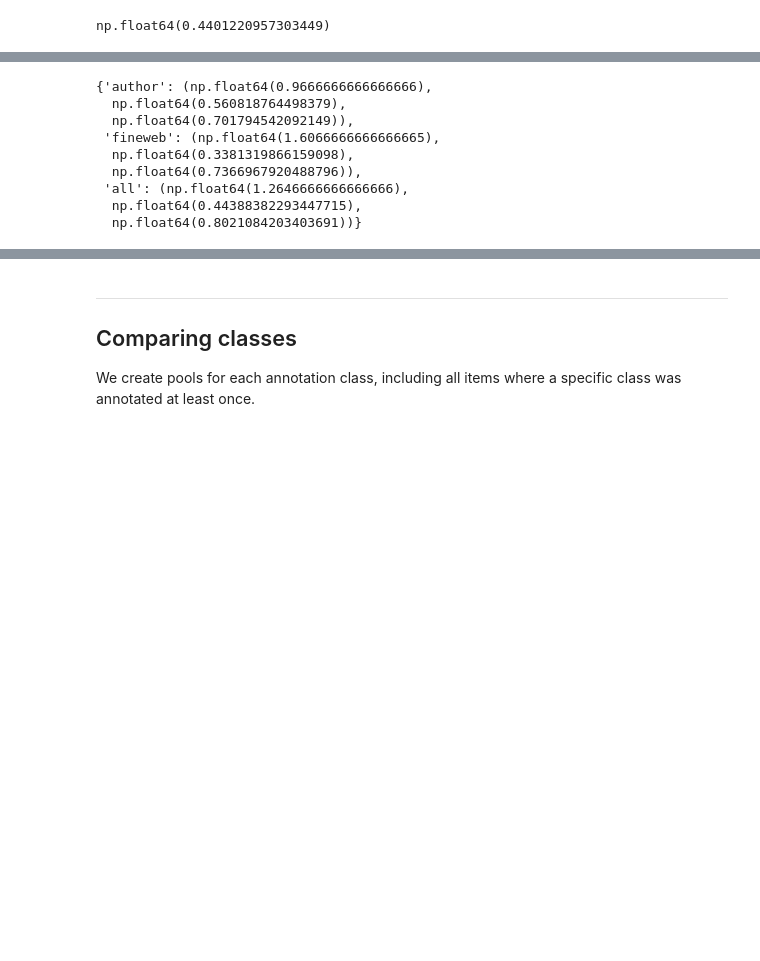
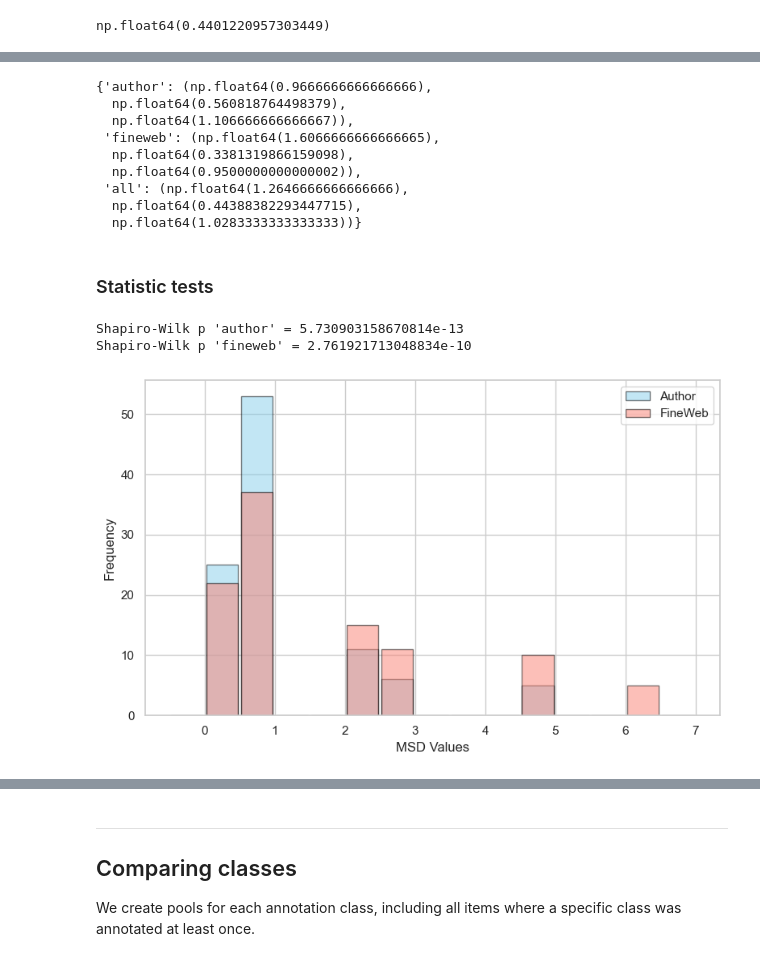
Before and after one commit to DavidLindahl/danish-edu-llm-classifier, a Jupyter notebook: self_annotation/agreement.ipynb, the cells around one changed output, grey strips where cells are left out. Saved outputs shown, nothing was run; the diff lists cells and outputs as text; code cells hidden in the pictures; blank space fills up the shorter version.

```diff
--- a/self_annotation/agreement.ipynb
+++ b/self_annotation/agreement.ipynb
@@ -202,17 +142,84 @@ data = {"author": [scores[:n] for scores in score_data],
         "all": score_data}
 
 agreement = {}
-for name,scores in data.items():
-    agreement[name] = (Mean_Squared_Diff(scores), K_alpha(scores, "ordinal"), norm_entropy(scores))
-
+for name,list_score in data.items():
+    agreement[name] = (Mean_Squared_Diff(list_score),
+                       K_alpha(list_score, "ordinal"),
+                       np.mean([np.mean(scores) for scores in list_score])
+                       )
 agreement
 # %% [output]
 {'author': (np.float64(0.9666666666666666),
   np.float64(0.560818764498379),
-  np.float64(0.701794542092149)),
+  np.float64(1.106666666666667)),
  'fineweb': (np.float64(1.6066666666666665),
   np.float64(0.3381319866159098),
-  np.float64(0.7366967920488796)),
+  np.float64(0.9500000000000002)),
  'all': (np.float64(1.2646666666666666),
   np.float64(0.44388382293447715),
-  np.float64(0.8021084203403691))}
+  np.float64(1.0283333333333333))}
+# %% [markdown]
+### Statistic tests
+# %%
+# Normality for MSD
+from scipy.stats import shapiro
+
+# first we define the MSD function:
+def Squared_diff_list(score_data): # <-- list of lists
+
+    SD_list = []
+    for scores in score_data:
+        c = len(scores)
+        #The Squared Difference between unordered distinct pairs for one text:
+        SD = (2 / (c * (c - 1))) * sum(
+            (scores[j] - scores[k]) ** 2
+            for j in range(c)
+            for k in range(j+1,c))
+        SD_list.append(SD)
+
+    return SD_list
+
+# Shapiro Wilk
+stat, p_aut = shapiro(Squared_diff_list(data["author"]))
+print(f"Shapiro-Wilk p 'author' = {p_aut}")
+
+stat, p_fine = shapiro(Squared_diff_list(data["fineweb"]))
+print(f"Shapiro-Wilk p 'fineweb' = {p_fine}")
+# %% [output]
+Shapiro-Wilk p 'author' = 5.730903158670814e-13
+Shapiro-Wilk p 'fineweb' = 2.761921713048834e-10
+# %%
+def hist_dist(sample1, sample2, name1, name2, type):
+    sns.set(style="whitegrid")
+
+    bins = [0.5 * x - 0.5 for x in range(16)]
+
+    if type == "msd":
+        list1 = Squared_diff_list(sample1)
+        list2 = Squared_diff_list(sample2)
+
+    elif type == "mean":
+        list1 = [np.mean(scores) for scores in sample1]
+        if sample2[0] is float:
+            list2 = sample2
+        else:
+            list2 = [np.mean(scores) for scores in sample2]
+
+
+    # Plot
+    plt.figure(figsize=(8, 5))
+    plt.hist(list1, bins=bins, edgecolor='black', color='skyblue', alpha=0.5, label=name1, rwidth=0.9)
+    plt.hist(list2, bins=bins, edgecolor='black', color='salmon', alpha=0.5, label=name2, rwidth=0.9)
+
+    # Customize axes
+    plt.xlabel(type.upper() + ' Values')
+    plt.ylabel('Frequency')
+    plt.legend()
+
+    # Clean layout
+    plt.tight_layout()
+    plt.show()
+# %%
+hist_dist(data["author"],data["fineweb"], "Author", "FineWeb", "msd")
+# %% [output]
+[figure, added]
```
Also changed, not shown: parts of 18 cells of this notebook, 1 other file.
